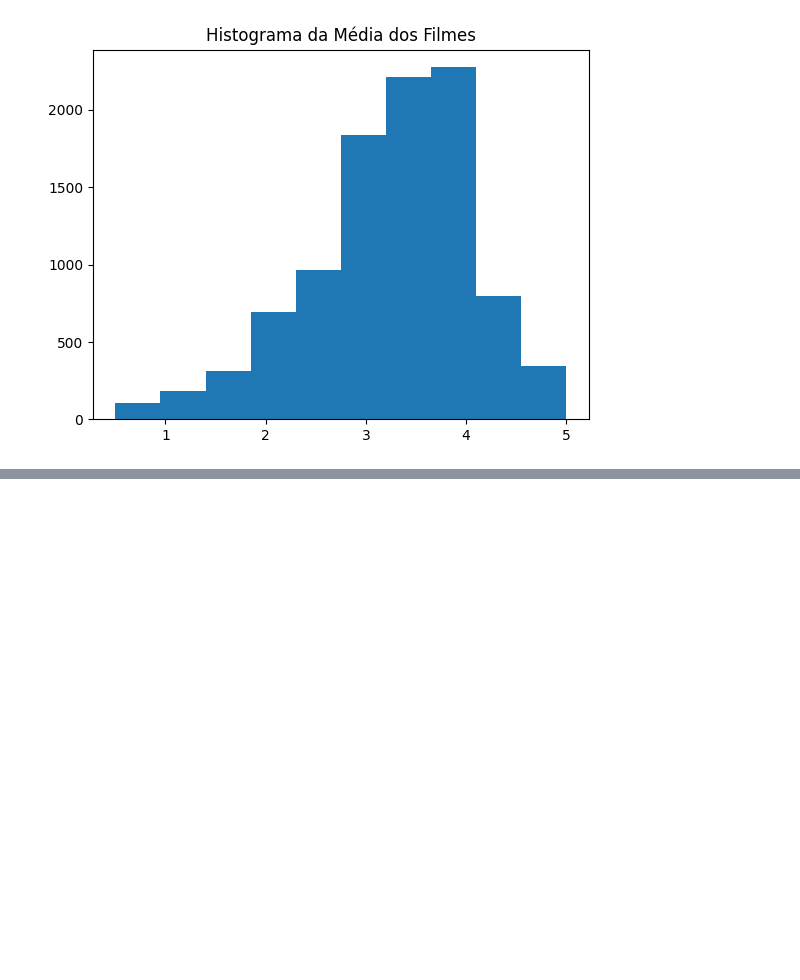
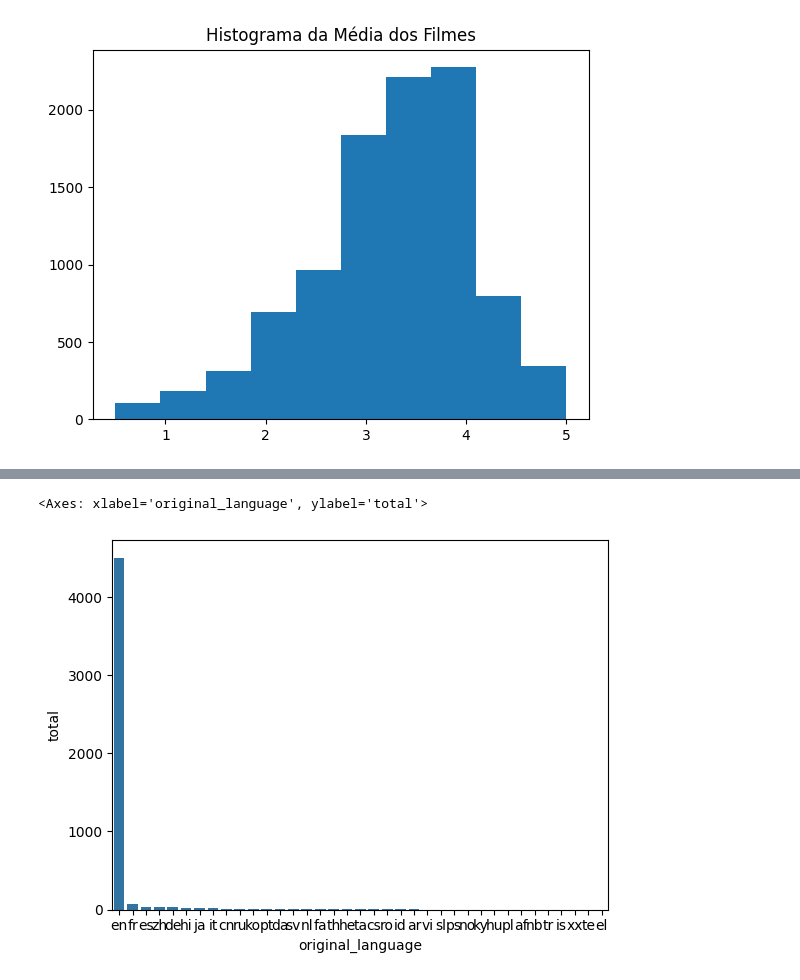
Before and after one commit to Vinicius203/Data_Science, a Jupyter notebook: Iniciante/Analise_e_Visualizacao/introducao_data_science.ipynb, the cells around one changed output, grey strips where cells are left out. Drawn from its saved outputs; the diff is of its cells as text; code cells hidden in the pictures; blank space fills up the shorter version.

```diff
--- a/Iniciante/Analise_e_Visualizacao/introducao_data_science.ipynb
+++ b/Iniciante/Analise_e_Visualizacao/introducao_data_science.ipynb
@@ -225,0 +228,2 @@ Text(0.5, 1.0, 'Histograma da Média dos Filmes')
+# %%
+tmdb_movies = pd.read_csv("tmdb-5000/tmdb_5000_movies.csv")
@@ -225,0 +283,8 @@ Text(0.5, 1.0, 'Histograma da Média dos Filmes')
+# %%
+contagem_de_lingua = tmdb_movies["original_language"].value_counts().to_frame().reset_index()
+contagem_de_lingua.columns = ["original_language", "total"]
+contagem_de_lingua.head()
+
+# Com o reset_index, resetamos o index e um novo índice é criado.
+# Novamente, é possível renomear as colunas com .columns para
+# melhor visualização
@@ -225,0 +298,8 @@ Text(0.5, 1.0, 'Histograma da Média dos Filmes')
+# %%
+sns.barplot(x = "original_language", y = "total", data = contagem_de_lingua)
+
+# Aqui fazemos um plot em barras do dataframe contagem_de_linguas
+# definindo os dados do eixo X e do eixo Y
+# %% [output]
+<Axes: xlabel='original_language', ylabel='total'>
+[figure, added]
```
Also changed, not shown: parts of 11 cells of this notebook, 1 other file.
